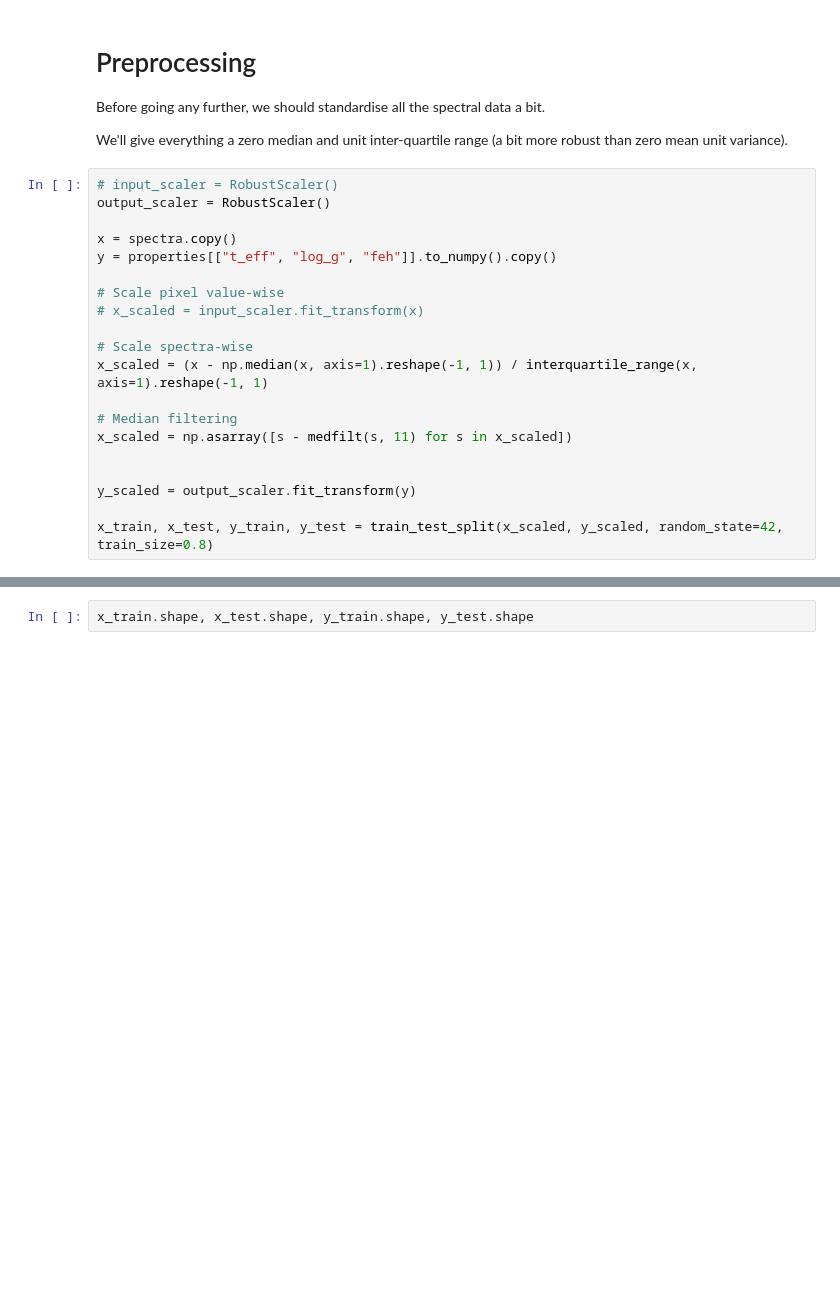
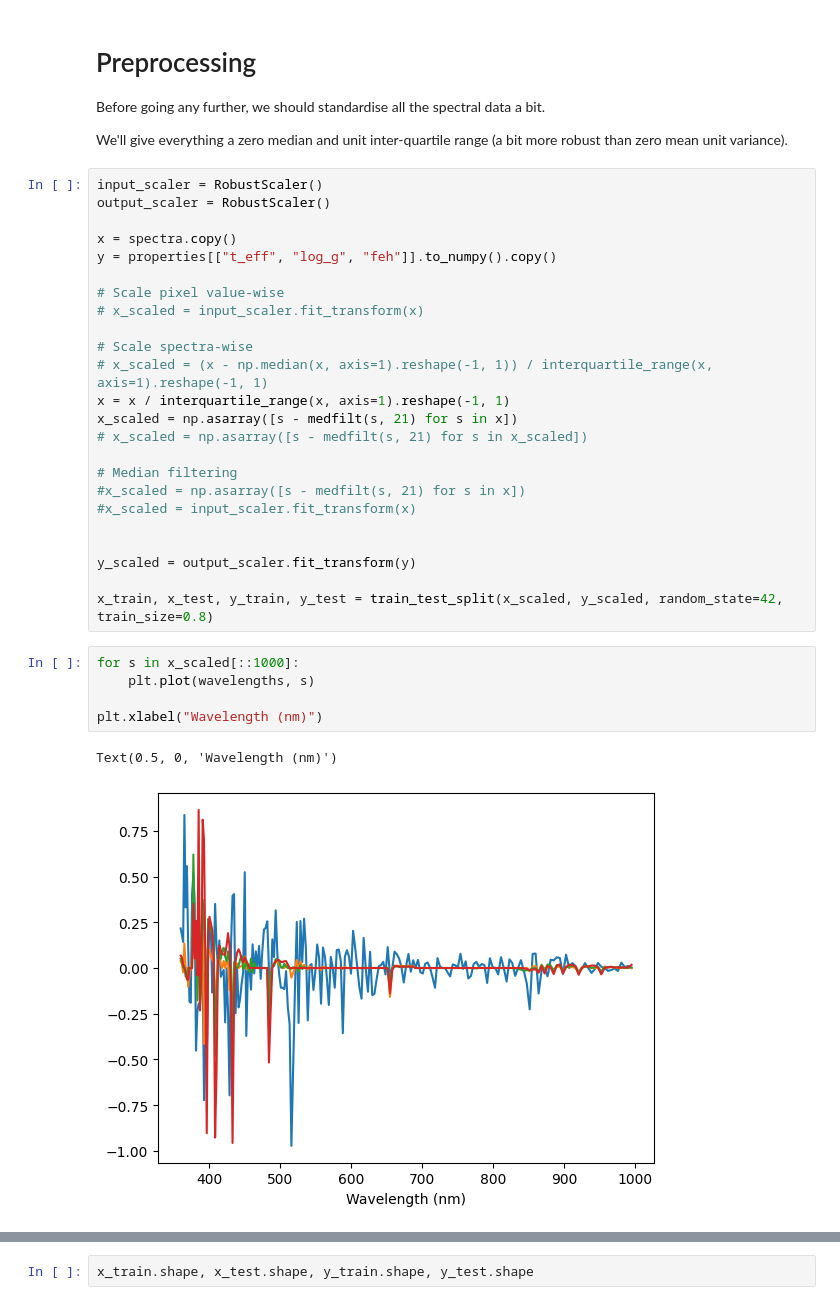
Before and after one commit to czs-school-23/bayesian-ml, a Jupyter notebook: stellar_spectra_example_emily.ipynb, the cells around one changed output, grey strips where cells are left out. Saved outputs shown, nothing was run; the diff lists cells and outputs as text; blank space fills up the shorter version.

```diff
--- a/stellar_spectra_example_emily.ipynb
+++ b/stellar_spectra_example_emily.ipynb
@@ -102,7 +104,7 @@ Before going any further, we should standardise all the spectral data a bit.
 
 We'll give everything a zero median and unit inter-quartile range (a bit more robust than zero mean unit variance).
 # %%
-# input_scaler = RobustScaler()
+input_scaler = RobustScaler()
 output_scaler = RobustScaler()
 
 x = spectra.copy()
@@ -112,12 +114,24 @@ y = properties[["t_eff", "log_g", "feh"]].to_numpy().copy()
 # x_scaled = input_scaler.fit_transform(x)
 
 # Scale spectra-wise
-x_scaled = (x - np.median(x, axis=1).reshape(-1, 1)) / interquartile_range(x, axis=1).reshape(-1, 1)
+# x_scaled = (x - np.median(x, axis=1).reshape(-1, 1)) / interquartile_range(x, axis=1).reshape(-1, 1)
+x = x / interquartile_range(x, axis=1).reshape(-1, 1)
+x_scaled = np.asarray([s - medfilt(s, 21) for s in x])
+# x_scaled = np.asarray([s - medfilt(s, 21) for s in x_scaled])
 
 # Median filtering
-x_scaled = np.asarray([s - medfilt(s, 11) for s in x_scaled])
+#x_scaled = np.asarray([s - medfilt(s, 21) for s in x])
+#x_scaled = input_scaler.fit_transform(x)
 
 
 y_scaled = output_scaler.fit_transform(y)
 
 x_train, x_test, y_train, y_test = train_test_split(x_scaled, y_scaled, random_state=42, train_size=0.8)
+# %%
+for s in x_scaled[::1000]:
+    plt.plot(wavelengths, s)
+
+plt.xlabel("Wavelength (nm)")
+# %% [output]
+Text(0.5, 0, 'Wavelength (nm)')
+[figure, added]
```
Also changed, not shown: parts of 12 cells of this notebook.
